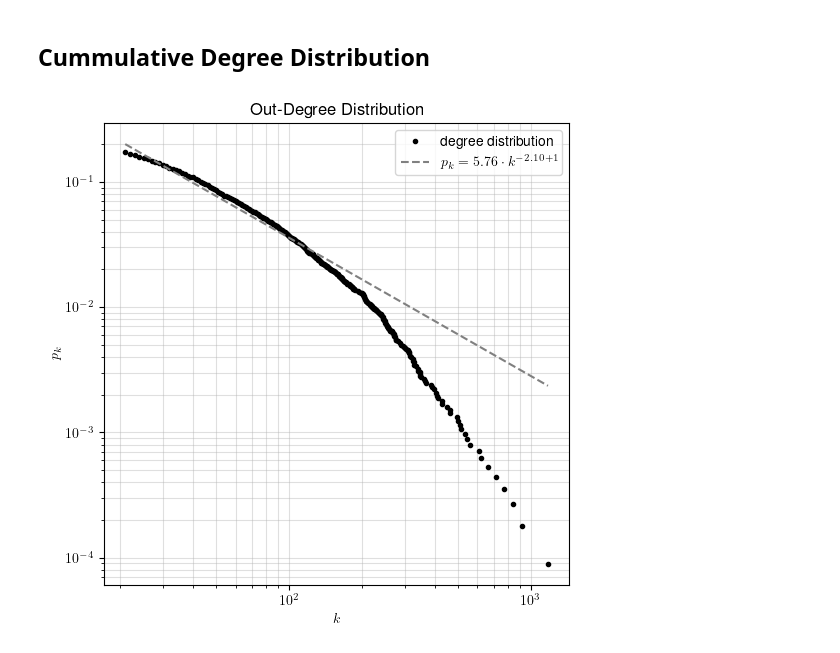
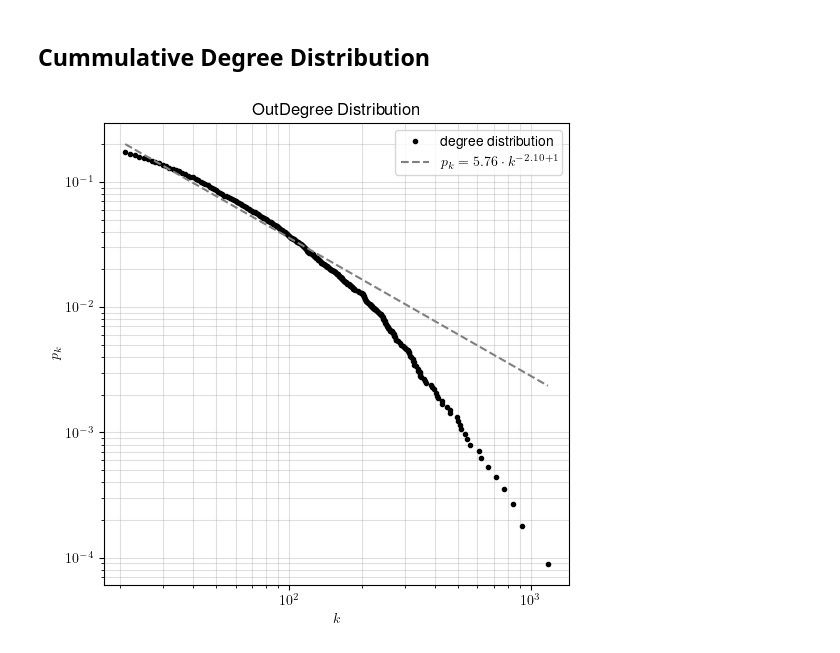
Before and after one commit to lucasguesserts/MO412-graph-algorithms, a Jupyter notebook: project/explore.ipynb, the cells around one changed output. Saved outputs shown, nothing was run; the diff lists cells and outputs as text; code cells hidden in the pictures.

```diff
--- a/project/explore.ipynb
+++ b/project/explore.ipynb
@@ -100,10 +102,10 @@ fig
 # %%
 fig = plt.figure(figsize=(6, 6))
 ax = fig.add_subplot(111)
-cdd = CummulativeDegreeDistribution(g)
+cdd = CummulativeDegreeDistribution(g, DegreeType.OUT)
 cdd.plot(ax)
 fig.savefig(os.path.join(output_dir, cdd.file_name))
 plt.close(fig)
 fig
 # %% [output]
-[figure, old version]
+[figure, new version]
```
Also changed, not shown: parts of 8 cells of this notebook, 5 other files.
